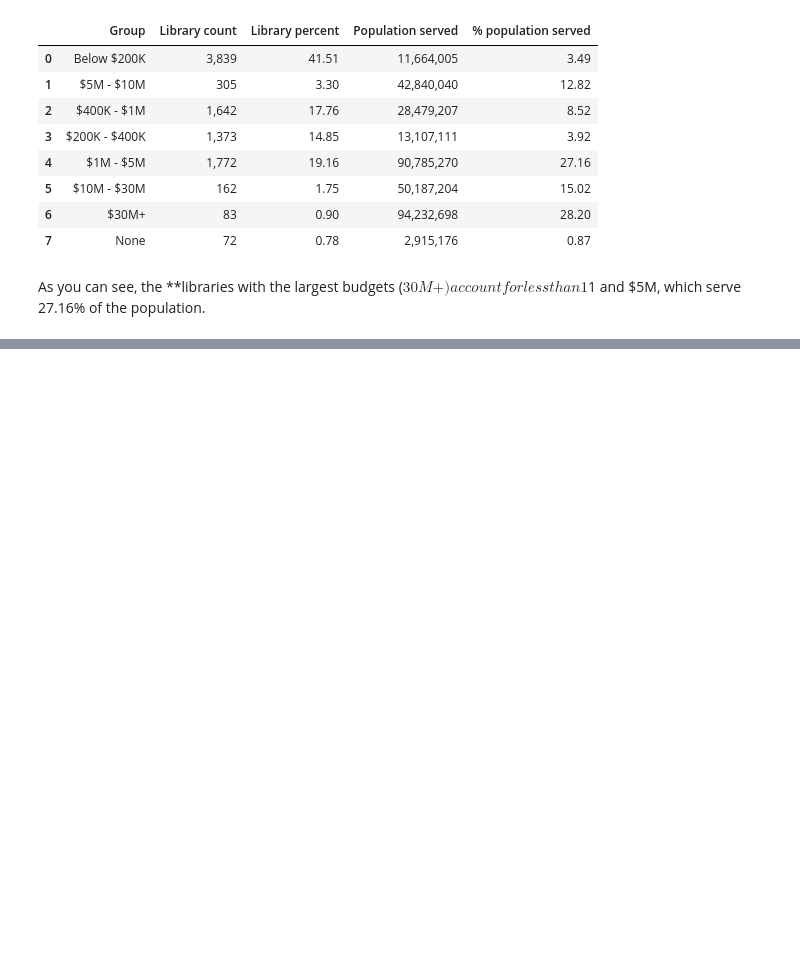
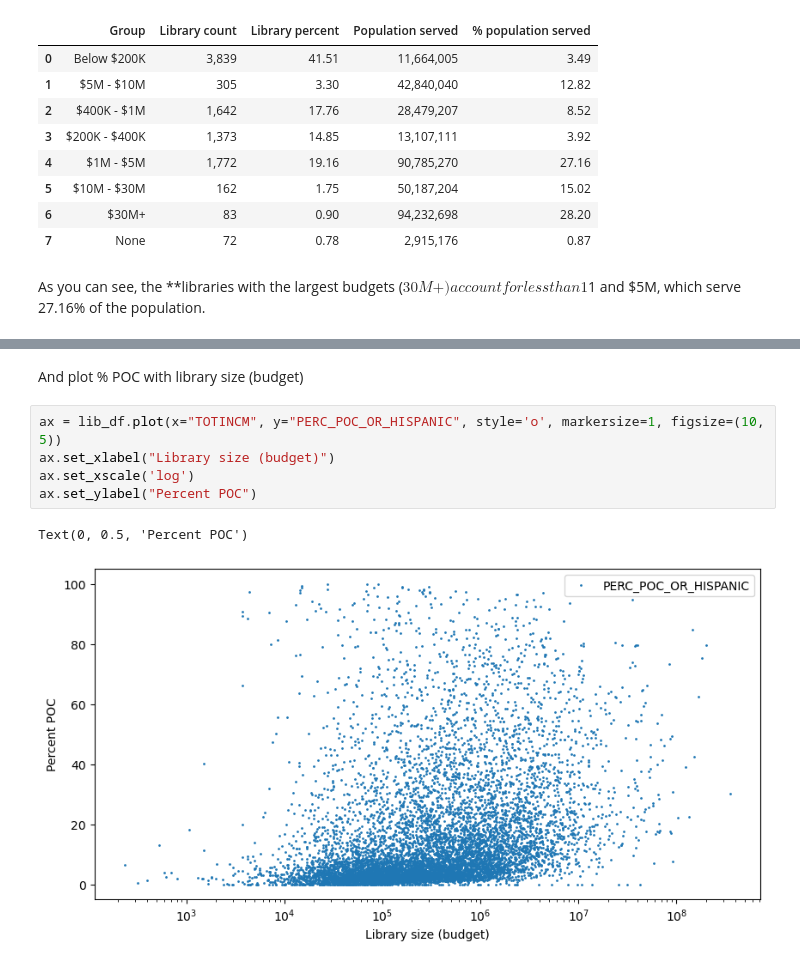
Before and after one commit to beefoo/public-library-survey, a Jupyter notebook: faq.ipynb, the cells around one changed output, grey strips where cells are left out. Drawn from its saved outputs; the diff is of its cells as text; blank space fills up the shorter version.

```diff
--- a/faq.ipynb
+++ b/faq.ipynb
@@ -80,0 +138,10 @@ As you can see, the **libraries with the largest budgets ($30M+) account for les
+# %% [markdown]
+And plot % POC with library size (budget)
+# %%
+ax = lib_df.plot(x="TOTINCM", y="PERC_POC_OR_HISPANIC", style='o', markersize=1, figsize=(10, 5))
+ax.set_xlabel("Library size (budget)")
+ax.set_xscale('log')
+ax.set_ylabel("Percent POC")
+# %% [output]
+Text(0, 0.5, 'Percent POC')
+[figure, added]
```
Also changed, not shown: parts of 6 cells of this notebook.
